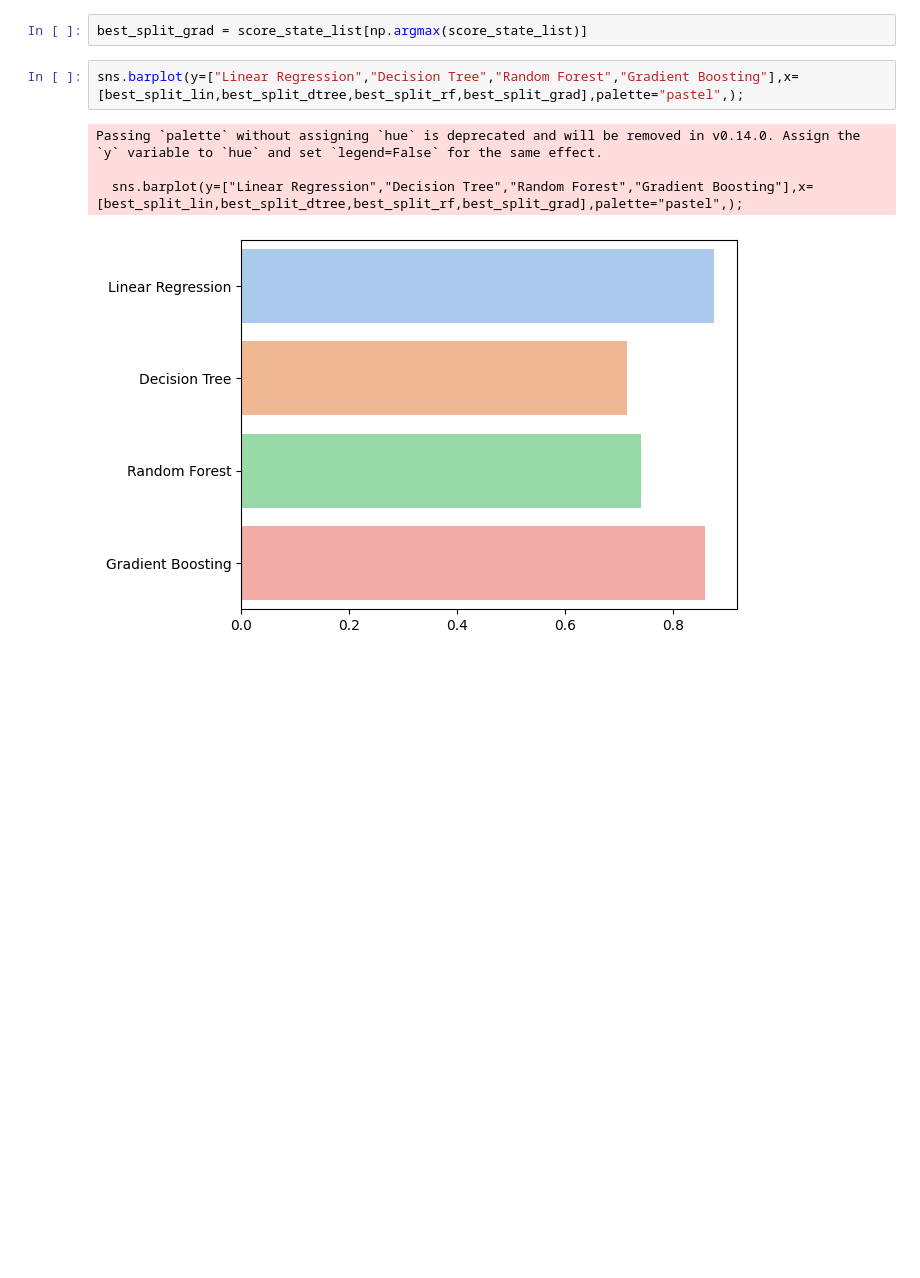
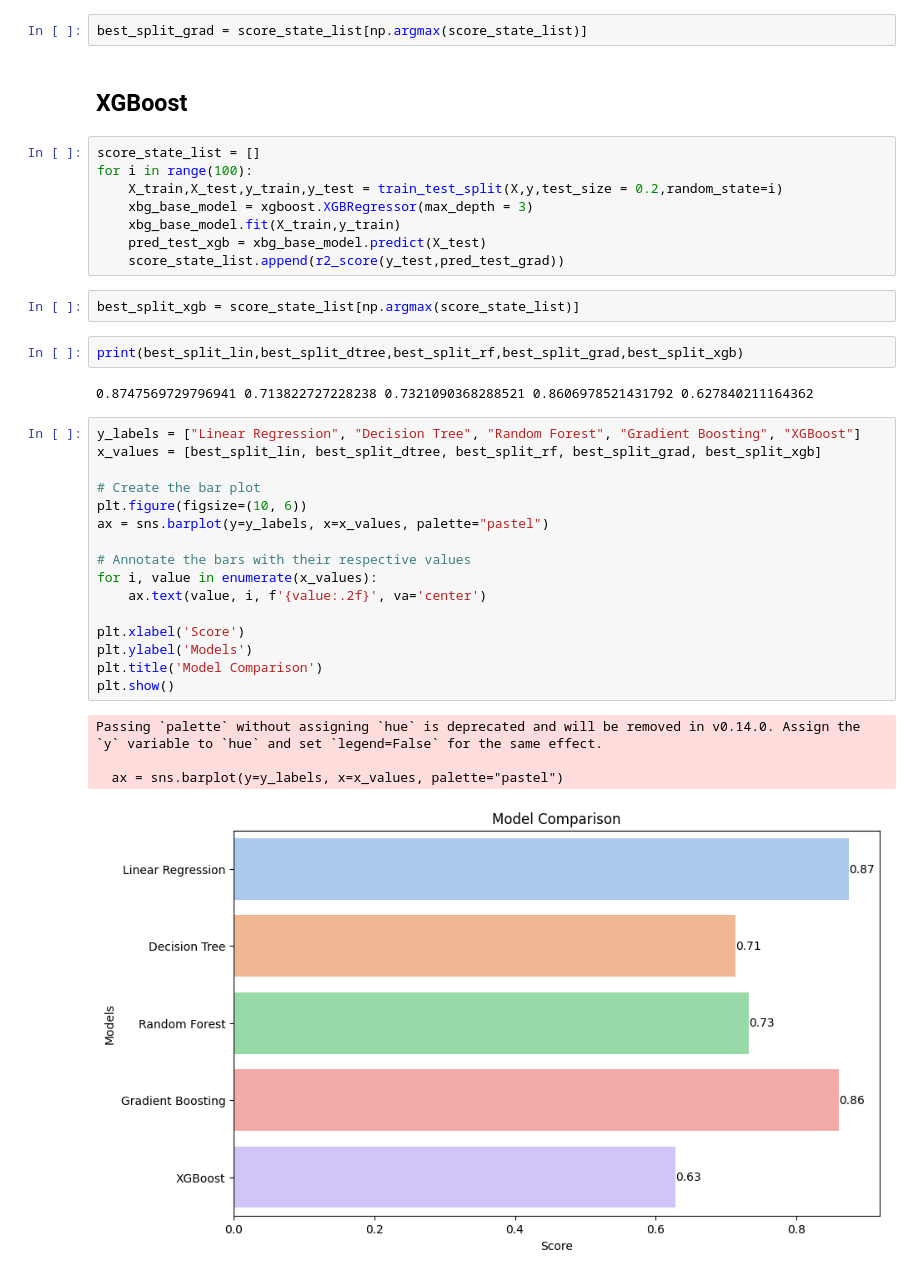
Before and after one commit to ABIR-CSE-2125/Car-Price-Prediction, a Jupyter notebook: index.ipynb, the cells around one changed output. Saved outputs shown, nothing was run; the diff lists cells and outputs as text; blank space fills up the shorter version.

```diff
--- a/index.ipynb
+++ b/index.ipynb
@@ -343,10 +351,40 @@ for i in range(100):
     score_state_list.append(r2_score(y_test,pred_test_grad))
 # %%
 best_split_grad = score_state_list[np.argmax(score_state_list)]
-# %%
-sns.barplot(y=["Linear Regression","Decision Tree","Random Forest","Gradient Boosting"],x=[best_split_lin,best_split_dtree,best_split_rf,best_split_grad],palette="pastel",);
-# %% [output]
-Passing `palette` without assigning `hue` is deprecated and will be removed in v0.14.0. Assign the `y` variable to `hue` and set `legend=False` for the same effect.
-
-  sns.barplot(y=["Linear Regression","Decision Tree","Random Forest","Gradient Boosting"],x=[best_split_lin,best_split_dtree,best_split_rf,best_split_grad],palette="pastel",);
-[figure, removed]
+# %% [markdown]
+## XGBoost
+# %%
+score_state_list = []
+for i in range(100):
+    X_train,X_test,y_train,y_test = train_test_split(X,y,test_size = 0.2,random_state=i)
+    xbg_base_model = xgboost.XGBRegressor(max_depth = 3)
+    xbg_base_model.fit(X_train,y_train)
+    pred_test_xgb = xbg_base_model.predict(X_test)
+    score_state_list.append(r2_score(y_test,pred_test_grad))
+# %%
+best_split_xgb = score_state_list[np.argmax(score_state_list)]
+# %%
+print(best_split_lin,best_split_dtree,best_split_rf,best_split_grad,best_split_xgb)
+# %% [output]
+0.8747569729796941 0.713822727228238 0.7321090368288521 0.8606978521431792 0.627840211164362
+# %%
+y_labels = ["Linear Regression", "Decision Tree", "Random Forest", "Gradient Boosting", "XGBoost"]
+x_values = [best_split_lin, best_split_dtree, best_split_rf, best_split_grad, best_split_xgb]
+
+# Create the bar plot
+plt.figure(figsize=(10, 6))
+ax = sns.barplot(y=y_labels, x=x_values, palette="pastel")
+
+# Annotate the bars with their respective values
+for i, value in enumerate(x_values):
+    ax.text(value, i, f'{value:.2f}', va='center')
+
+plt.xlabel('Score')
+plt.ylabel('Models')
+plt.title('Model Comparison')
+plt.show()
+# %% [output]
+Passing `palette` without assigning `hue` is deprecated and will be removed in v0.14.0. Assign the `y` variable to `hue` and set `legend=False` for the same effect.
+
+  ax = sns.barplot(y=y_labels, x=x_values, palette="pastel")
+[figure, added]
```
Also changed, not shown: parts of 11 cells of this notebook, 1 other file.
